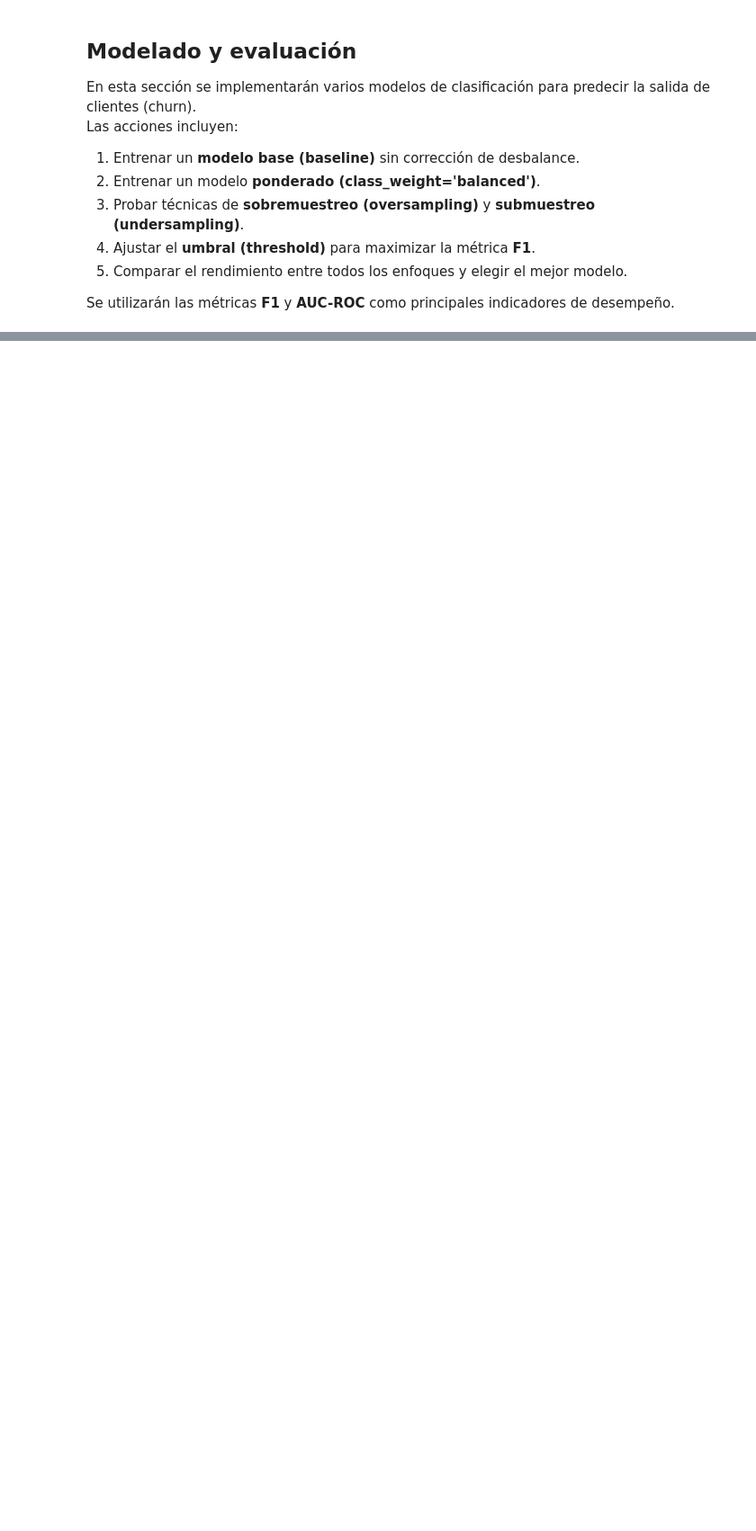
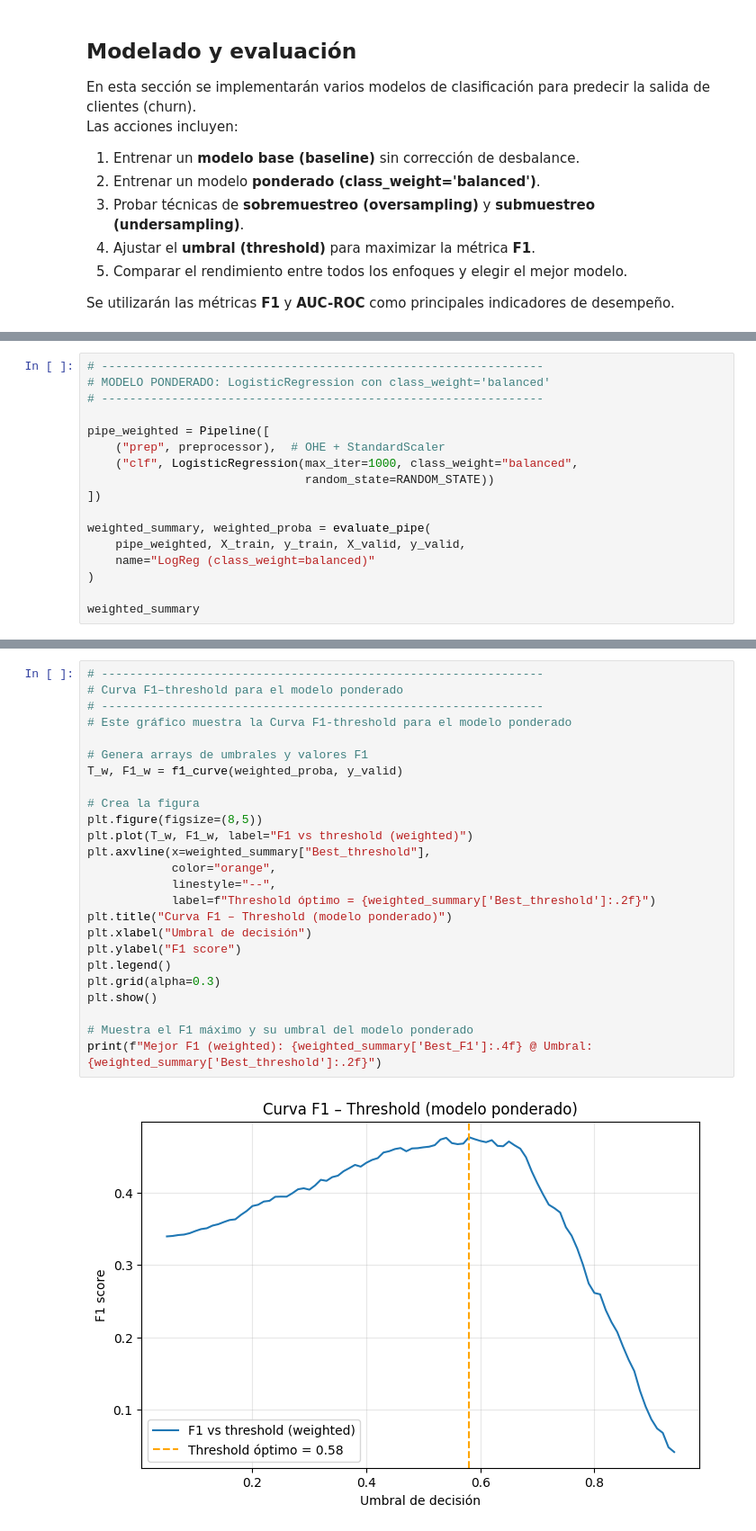
Before and after one commit to Marlene-Fraire/Sprint_10_churn_prediction, a Jupyter notebook: notebooks/churn_prediction.ipynb, the cells around one changed output, grey strips where cells are left out. Shown at 90% size. Saved outputs shown, nothing was run; the diff lists cells and outputs as text; blank space fills up the shorter version.

```diff
--- a/notebooks/churn_prediction.ipynb
+++ b/notebooks/churn_prediction.ipynb
@@ -354,0 +459,17 @@ def evaluate_pipe(pipe, X_tr, y_tr, X_val, y_val, name="model"):
+# %%
+# ---------------------------------------------------------------
+# MODELO PONDERADO: LogisticRegression con class_weight='balanced'
+# ---------------------------------------------------------------
+
+pipe_weighted = Pipeline([
+    ("prep", preprocessor),  # OHE + StandardScaler
+    ("clf", LogisticRegression(max_iter=1000, class_weight="balanced",
+                               random_state=RANDOM_STATE))
+])
+
+weighted_summary, weighted_proba = evaluate_pipe(
+    pipe_weighted, X_train, y_train, X_valid, y_valid,
+    name="LogReg (class_weight=balanced)"
+)
+
+weighted_summary
@@ -354,0 +486,27 @@ def evaluate_pipe(pipe, X_tr, y_tr, X_val, y_val, name="model"):
+# %%
+# ---------------------------------------------------------------
+# Curva F1–threshold para el modelo ponderado
+# ---------------------------------------------------------------
+# Este gráfico muestra la Curva F1-threshold para el modelo ponderado
+
+# Genera arrays de umbrales y valores F1
+T_w, F1_w = f1_curve(weighted_proba, y_valid)
+
+# Crea la figura
+plt.figure(figsize=(8,5))
+plt.plot(T_w, F1_w, label="F1 vs threshold (weighted)")
+plt.axvline(x=weighted_summary["Best_threshold"],
+            color="orange",
+            linestyle="--",
+            label=f"Threshold óptimo = {weighted_summary['Best_threshold']:.2f}")
+plt.title("Curva F1 – Threshold (modelo ponderado)")
+plt.xlabel("Umbral de decisión")
+plt.ylabel("F1 score")
+plt.legend()
+plt.grid(alpha=0.3)
+plt.show()
+
+# Muestra el F1 máximo y su umbral del modelo ponderado
+print(f"Mejor F1 (weighted): {weighted_summary['Best_F1']:.4f} @ Umbral: {weighted_summary['Best_threshold']:.2f}")
+# %% [output]
+[figure, added]
```
Also changed, not shown: parts of 23 cells of this notebook.
